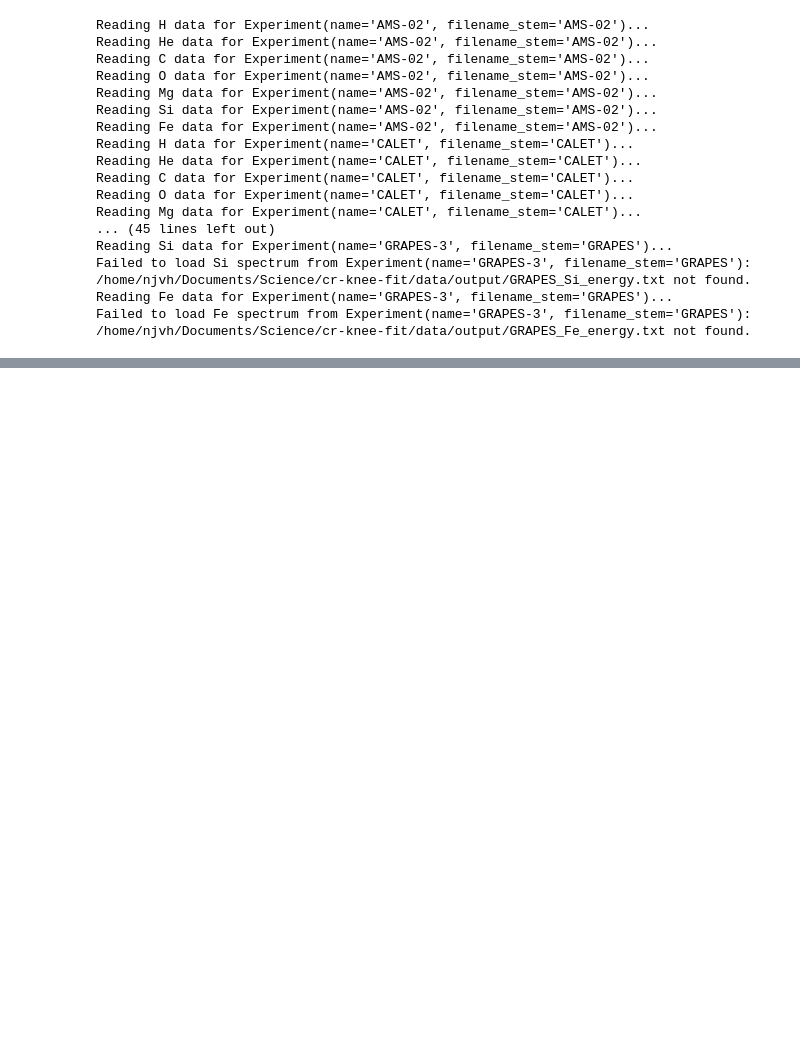
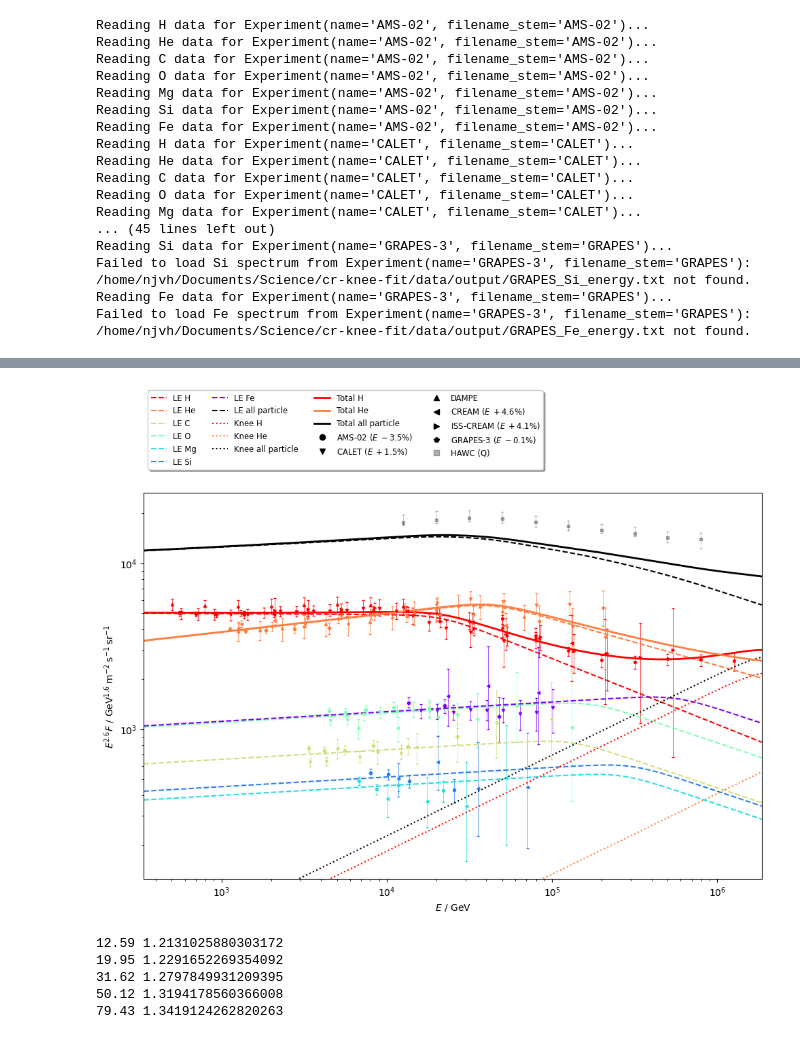
Before and after one commit to nj-vs-vh/EVA, a Jupyter notebook: elements-balance.ipynb, the cells around one changed output, grey strips where cells are left out. Drawn from its saved outputs; the diff is of its cells as text; code cells hidden in the pictures; blank space fills up the shorter version.

```diff
--- a/elements-balance.ipynb
+++ b/elements-balance.ipynb
@@ -118,0 +109,17 @@ Data(element_spectra={Experiment(name='AMS-02', filename_stem='AMS-02'): {<Eleme
+# %%
+from pathlib import Path
+
+from cr_knee_fit.model_ import Model
+
+twopop_dir = Path("out/2pop/")
+twopop_fit_config = FitConfig.model_validate_json((twopop_dir / "config-dump.json").read_text())
+twopop_model_best = Model.load(twopop_dir / "posterior-ml.txt", layout_info=twopop_fit_config.model)
+assert twopop_model_best is not None
+twopop_model_best.energy_shifts.lg_shifts[experiments.hawc] = 0
+twopop_model_best.plot_spectra(
+    fit_data=fit_data,
+    scale=2.6,
+    validation_data=validation_data,
+);
+# %% [output]
+[figure, added]
@@ -118,0 +128,16 @@ Data(element_spectra={Experiment(name='AMS-02', filename_stem='AMS-02'): {<Eleme
+# %%
+for E, F in zip(hawc_allpart.E, hawc_allpart.F):
+    E_TeV = E / 1000
+    if E_TeV > 100:
+        continue
+    ref = twopop_model_best
+    # ref = bestfit
+    pred = ref.compute_spectrum(E=E, element=None)
+    ratio = F / pred
+    print(E_TeV, ratio)
+# %% [output]
+12.59 1.2131025880303172
+19.95 1.2291652269354092
+31.62 1.2797849931209395
+50.12 1.3194178560366008
+79.43 1.3419124262820263
```
Also changed, not shown: parts of 6 cells of this notebook, 3 other files.
